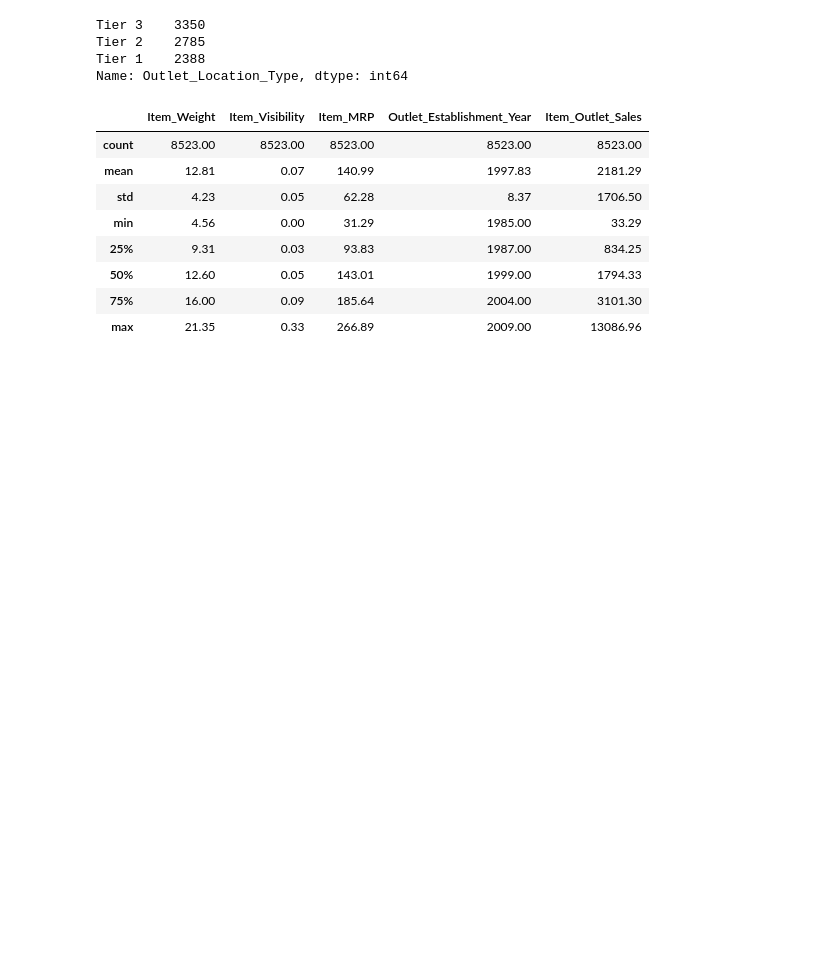
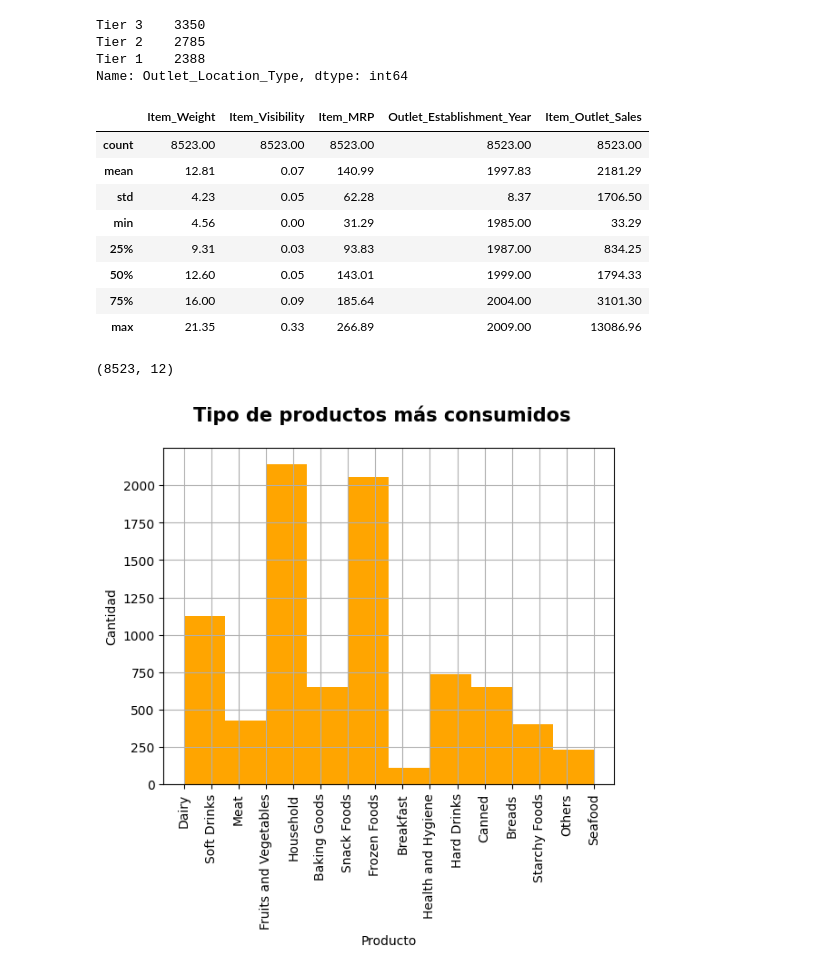
Before and after one commit to Rukawe/Predicciones-de-Ventas, a Jupyter notebook: Predicciones_de_Ventas.ipynb, the cells around one changed output. Drawn from its saved outputs; the diff is of its cells as text; code cells hidden in the pictures; blank space fills up the shorter version.

```diff
--- a/Predicciones_de_Ventas.ipynb
+++ b/Predicciones_de_Ventas.ipynb
@@ -212,3 +217,16 @@ df.describe().round(2) # Con esta función solo se consideran los datos númeric
 | 50% | 12.60 | 0.05 | 143.01 | 1999.00 | 1794.33 |
 | 75% | 16.00 | 0.09 | 185.64 | 2004.00 | 3101.30 |
 | max | 21.35 | 0.33 | 266.89 | 2009.00 | 13086.96 |
+# %%
+df.shape
+# %% [output]
+(8523, 12)
+# %%
+fig = plt.figure(dpi=100)
+fig.suptitle('Tipo de productos más consumidos', fontsize=15, fontweight="bold")
+df['Item_Type'].hist(color='orange')
+plt.xticks(rotation = 90)
+plt.xlabel('Producto')
+plt.ylabel('Cantidad');
+# %% [output]
+[figure, added]
```
Also changed, not shown: parts of 14 cells of this notebook.
